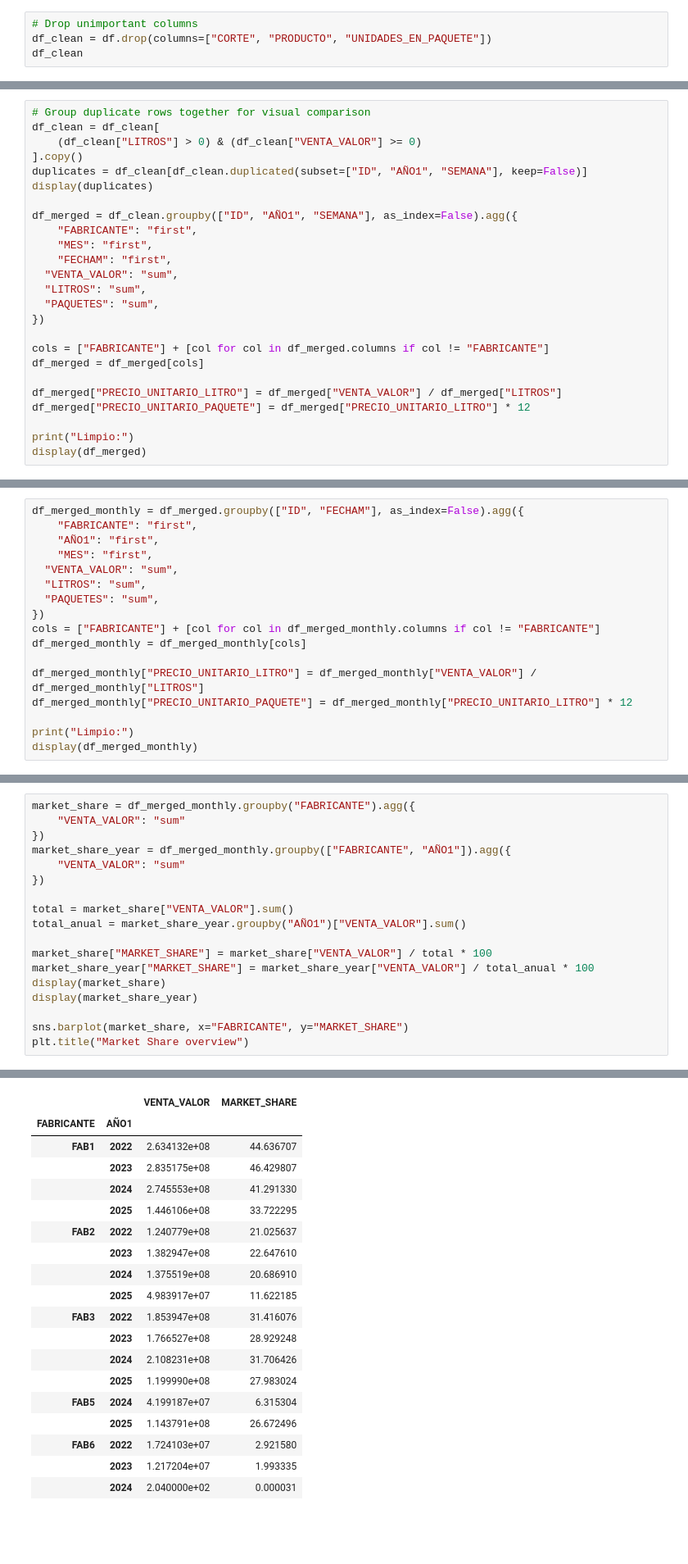
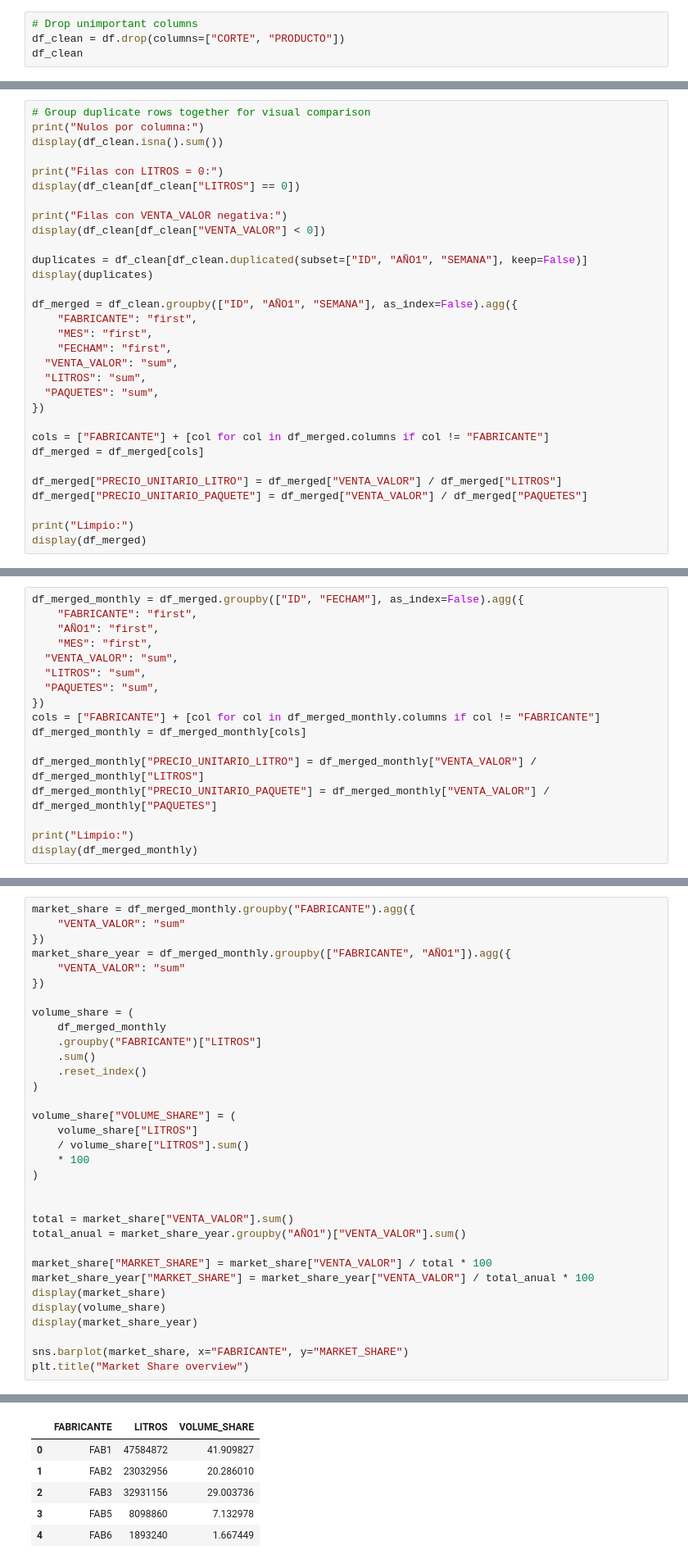
Before and after one commit to SALV19/statistic-project, a Jupyter notebook: milk_project.ipynb, the cells around one changed output, grey strips where cells are left out. Shown at 82% size. Cells and saved outputs as stored; diff of their text form; blank space fills up the shorter version.

```diff
--- a/milk_project.ipynb
+++ b/milk_project.ipynb
@@ -89,7 +89,7 @@ df
 1. Unidades en Paquete: Todos los productos cuentan con paquetes de 12
 # %%
 # Drop unimportant columns
-df_clean = df.drop(columns=["CORTE", "PRODUCTO", "UNIDADES_EN_PAQUETE"])
+df_clean = df.drop(columns=["CORTE", "PRODUCTO"])
 df_clean
 # %% [output]
 |  | FABRICANTE | ID | AÑO1 | SEMANA | MES | FECHAW | FECHAM | VENTA_VALOR | LITROS | ... |
@@ -116,9 +118,15 @@ Se considera repetidos si se tiene el mismo ID en la misma semaan y año, soluci
 Esto fue ya que las ventas se acumulan, y los datos repetidos son por un cambio en el precio, el cual no hace sentido acumular.
 # %%
 # Group duplicate rows together for visual comparison
-df_clean = df_clean[
-    (df_clean["LITROS"] > 0) & (df_clean["VENTA_VALOR"] >= 0)
-].copy()
+print("Nulos por columna:")
+display(df_clean.isna().sum())
+
+print("Filas con LITROS = 0:")
+display(df_clean[df_clean["LITROS"] == 0])
+
+print("Filas con VENTA_VALOR negativa:")
+display(df_clean[df_clean["VENTA_VALOR"] < 0])
+
 duplicates = df_clean[df_clean.duplicated(subset=["ID", "AÑO1", "SEMANA"], keep=False)]
 display(duplicates)
 
@@ -135,7 +143,7 @@ cols = ["FABRICANTE"] + [col for col in df_merged.columns if col != "FABRICANTE"
 df_merged = df_merged[cols]
 
 df_merged["PRECIO_UNITARIO_LITRO"] = df_merged["VENTA_VALOR"] / df_merged["LITROS"]
-df_merged["PRECIO_UNITARIO_PAQUETE"] = df_merged["PRECIO_UNITARIO_LITRO"] * 12
+df_merged["PRECIO_UNITARIO_PAQUETE"] = df_merged["VENTA_VALOR"] / df_merged["PAQUETES"]
 
 print("Limpio:")
 display(df_merged)
@@ -180,7 +215,7 @@ cols = ["FABRICANTE"] + [col for col in df_merged_monthly.columns if col != "FAB
 df_merged_monthly = df_merged_monthly[cols]
 
 df_merged_monthly["PRECIO_UNITARIO_LITRO"] = df_merged_monthly["VENTA_VALOR"] / df_merged_monthly["LITROS"]
-df_merged_monthly["PRECIO_UNITARIO_PAQUETE"] = df_merged_monthly["PRECIO_UNITARIO_LITRO"] * 12
+df_merged_monthly["PRECIO_UNITARIO_PAQUETE"] = df_merged_monthly["VENTA_VALOR"] / df_merged_monthly["PAQUETES"]
 
 print("Limpio:")
 display(df_merged_monthly)
@@ -293,12 +330,27 @@ market_share_year = df_merged_monthly.groupby(["FABRICANTE", "AÑO1"]).agg({
 	"VENTA_VALOR": "sum"
 })
 
+volume_share = (
+    df_merged_monthly
+    .groupby("FABRICANTE")["LITROS"]
+    .sum()
+    .reset_index()
+)
+
+volume_share["VOLUME_SHARE"] = (
+    volume_share["LITROS"]
+    / volume_share["LITROS"].sum()
+    * 100
+)
+
+
 total = market_share["VENTA_VALOR"].sum()
 total_anual = market_share_year.groupby("AÑO1")["VENTA_VALOR"].sum()
 
 market_share["MARKET_SHARE"] = market_share["VENTA_VALOR"] / total * 100
 market_share_year["MARKET_SHARE"] = market_share_year["VENTA_VALOR"] / total_anual * 100
 display(market_share)
+display(volume_share)
 display(market_share_year)
 
 sns.barplot(market_share, x="FABRICANTE", y="MARKET_SHARE")
@@ -314,19 +366,6 @@ plt.title("Market Share overview")
-|  |  | VENTA_VALOR | MARKET_SHARE |
-| FABRICANTE | AÑO1 |  |  |
-| FAB1 | 2022 | 2.634132e+08 | 44.636707 |
-|  | 2023 | 2.835175e+08 | 46.429807 |
-|  | 2024 | 2.745553e+08 | 41.291330 |
-|  | 2025 | 1.446106e+08 | 33.722295 |
-| FAB2 | 2022 | 1.240779e+08 | 21.025637 |
-|  | 2023 | 1.382947e+08 | 22.647610 |
-|  | 2024 | 1.375519e+08 | 20.686910 |
-|  | 2025 | 4.983917e+07 | 11.622185 |
-| FAB3 | 2022 | 1.853947e+08 | 31.416076 |
-|  | 2023 | 1.766527e+08 | 28.929248 |
-|  | 2024 | 2.108231e+08 | 31.706426 |
-|  | 2025 | 1.199990e+08 | 27.983024 |
-| FAB5 | 2024 | 4.199187e+07 | 6.315304 |
-|  | 2025 | 1.143791e+08 | 26.672496 |
-| FAB6 | 2022 | 1.724103e+07 | 2.921580 |
-|  | 2023 | 1.217204e+07 | 1.993335 |
-|  | 2024 | 2.040000e+02 | 0.000031 |
+|  | FABRICANTE | LITROS | VOLUME_SHARE |
+| 0 | FAB1 | 47584872 | 41.909827 |
+| 1 | FAB2 | 23032956 | 20.286010 |
+| 2 | FAB3 | 32931156 | 29.003736 |
+| 3 | FAB5 | 8098860 | 7.132978 |
+| 4 | FAB6 | 1893240 | 1.667449 |
```
Also changed, not shown: parts of 28 cells of this notebook.
